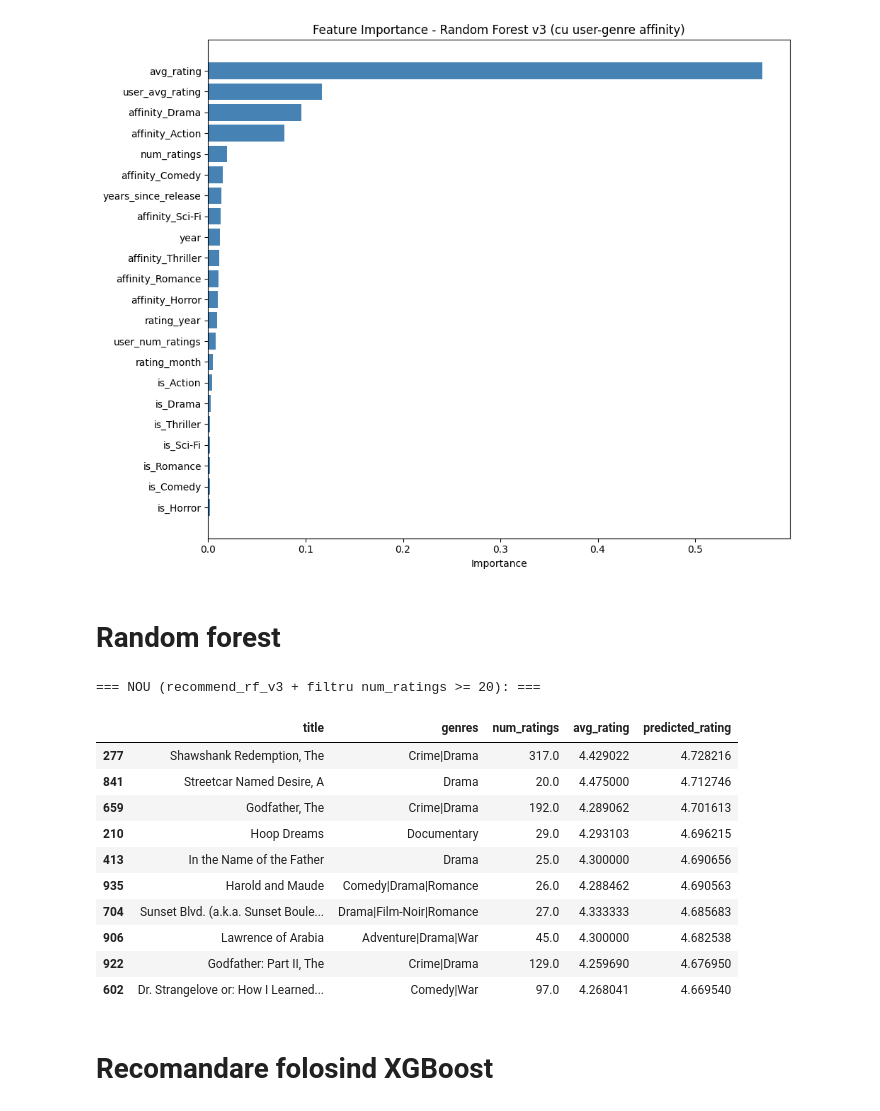
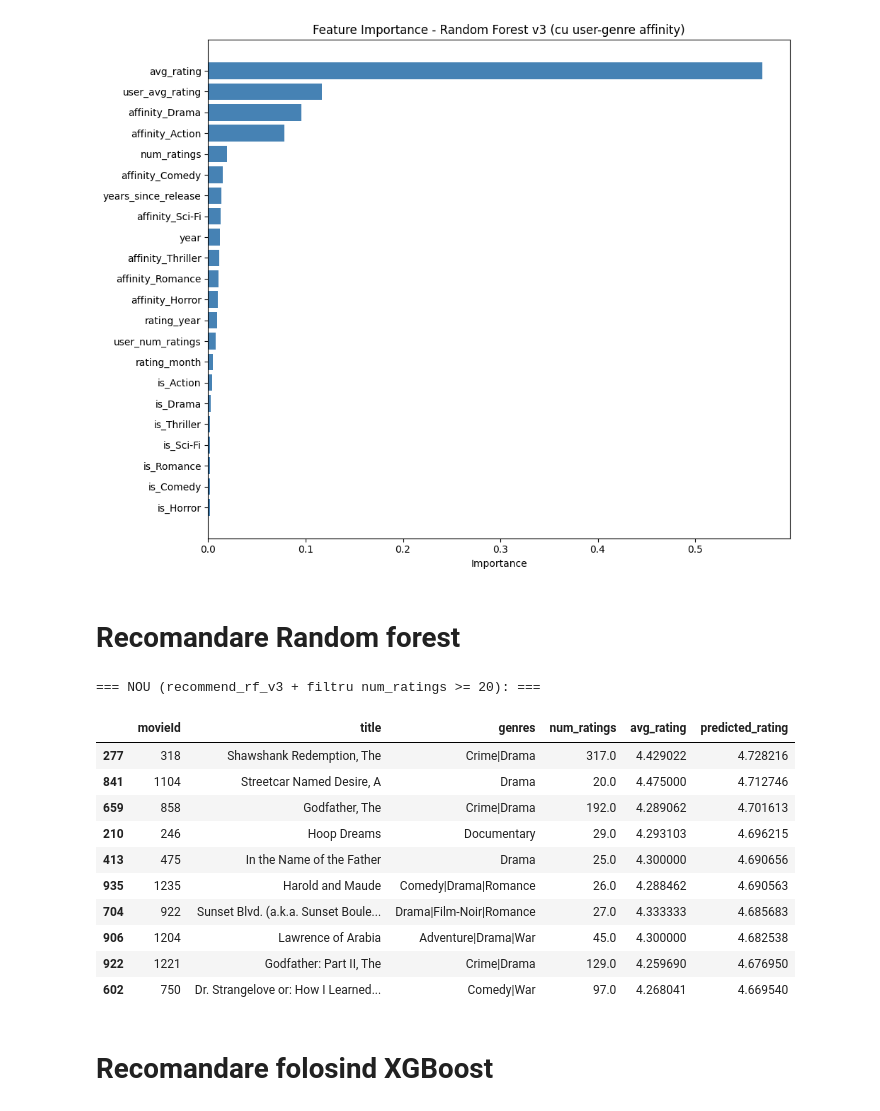
Before and after one commit to Alexandorel/ML-Product-Recommendation, a Jupyter notebook: src/python.ipynb, the cells around one changed output. Saved outputs shown, nothing was run; the diff lists cells and outputs as text; code cells hidden in the pictures.

```diff
--- a/src/python.ipynb
+++ b/src/python.ipynb
@@ -1122,7 +1122,7 @@ Delta RMSE fata de baseline:   +0.0132  (+1.65%)
 | 8 | is_Horror | 0.001818 |
 [figure]
 # %% [markdown]
-# Random forest
+# Recomandare Random forest
 # %%
 def recommend_rf_v3(user_id=1, n=10, min_num_ratings=20):
     """Recomanda top N filme folosind RF v3, filtrand filmele cu putine rating-uri."""
@@ -1139,45 +1139,45 @@ def recommend_rf_v3(user_id=1, n=10, min_num_ratings=20):
         'avg_rating': candidates['avg_rating'].values,
         'num_ratings': candidates['num_ratings'].values,
         'user_avg_rating': user_info['user_avg_rating'],
         'user_num_ratings': user_info['user_num_ratings'],
         'year': candidates['year'].values,
         'rating_year': 2018,  # valoare default pentru recomandare
         'rating_month': 7,
         'years_since_release': 2018 - candidates['year'].values,
     })
     for g in top_genres:
         X[f'is_{g}'] = candidates['genres'].str.contains(g).astype(int).values
     for g in top_genres:
         col = f'affinity_{g}'
         X[col] = user_affinity[col] if user_affinity is not None else user_info['user_avg_rating']
 
     X = X[features_v3]  # aliniez ordinea coloanelor cu training-ul
 
     candidates['predicted_rating'] = rf_v3.predict(X)
 
     return candidates.nlargest(n, 'predicted_rating')[
-        ['title', 'genres', 'num_ratings', 'avg_rating', 'predicted_rating']
+        ['movieId', 'title', 'genres', 'num_ratings', 'avg_rating', 'predicted_rating']
     ]
 
 # Test: compara cu versiunea veche
 # print("=== VECHI (recommend_rf - baseline, fara filtru): ===")
 # display(recommend_rf(user_id=1, n=10))
 
 print("\n=== NOU (recommend_rf_v3 + filtru num_ratings >= 20): ===")
 display(recommend_rf_v3(user_id=1, n=10, min_num_ratings=20))
 # %% [output]
 === NOU (recommend_rf_v3 + filtru num_ratings >= 20): ===
-|  | title | genres | num_ratings | avg_rating | predicted_rating |
-| 277 | Shawshank Redemption, The | Crime|Drama | 317.0 | 4.429022 | 4.728216 |
-| 841 | Streetcar Named Desire, A | Drama | 20.0 | 4.475000 | 4.712746 |
-| 659 | Godfather, The | Crime|Drama | 192.0 | 4.289062 | 4.701613 |
-| 210 | Hoop Dreams | Documentary | 29.0 | 4.293103 | 4.696215 |
-| 413 | In the Name of the Father | Drama | 25.0 | 4.300000 | 4.690656 |
-| 935 | Harold and Maude | Comedy|Drama|Romance | 26.0 | 4.288462 | 4.690563 |
-| 704 | Sunset Blvd. (a.k.a. Sunset Boule... | Drama|Film-Noir|Romance | 27.0 | 4.333333 | 4.685683 |
-| 906 | Lawrence of Arabia | Adventure|Drama|War | 45.0 | 4.300000 | 4.682538 |
-| 922 | Godfather: Part II, The | Crime|Drama | 129.0 | 4.259690 | 4.676950 |
-| 602 | Dr. Strangelove or: How I Learned... | Comedy|War | 97.0 | 4.268041 | 4.669540 |
+|  | movieId | title | genres | num_ratings | avg_rating | predicted_rating |
+| 277 | 318 | Shawshank Redemption, The | Crime|Drama | 317.0 | 4.429022 | 4.728216 |
+| 841 | 1104 | Streetcar Named Desire, A | Drama | 20.0 | 4.475000 | 4.712746 |
+| 659 | 858 | Godfather, The | Crime|Drama | 192.0 | 4.289062 | 4.701613 |
+| 210 | 246 | Hoop Dreams | Documentary | 29.0 | 4.293103 | 4.696215 |
+| 413 | 475 | In the Name of the Father | Drama | 25.0 | 4.300000 | 4.690656 |
+| 935 | 1235 | Harold and Maude | Comedy|Drama|Romance | 26.0 | 4.288462 | 4.690563 |
+| 704 | 922 | Sunset Blvd. (a.k.a. Sunset Boule... | Drama|Film-Noir|Romance | 27.0 | 4.333333 | 4.685683 |
+| 906 | 1204 | Lawrence of Arabia | Adventure|Drama|War | 45.0 | 4.300000 | 4.682538 |
+| 922 | 1221 | Godfather: Part II, The | Crime|Drama | 129.0 | 4.259690 | 4.676950 |
+| 602 | 750 | Dr. Strangelove or: How I Learned... | Comedy|War | 97.0 | 4.268041 | 4.669540 |
 # %% [markdown]
 # Recomandare folosind XGBoost
 # %%
```
Also changed, not shown: parts of 11 cells of this notebook, 6 other files.
